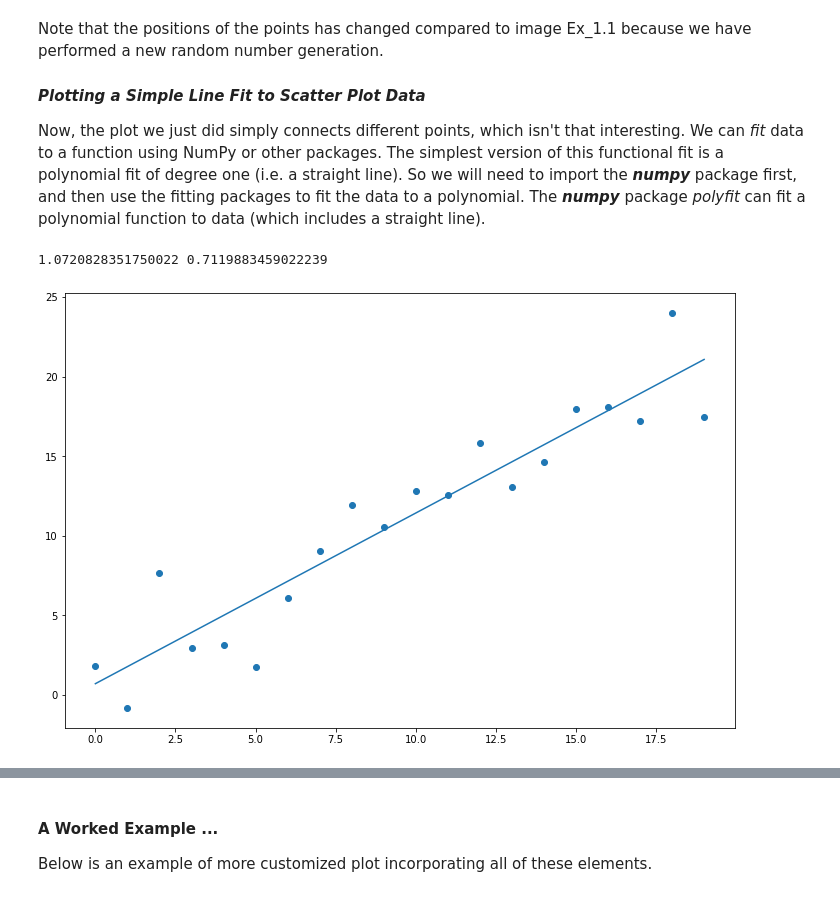
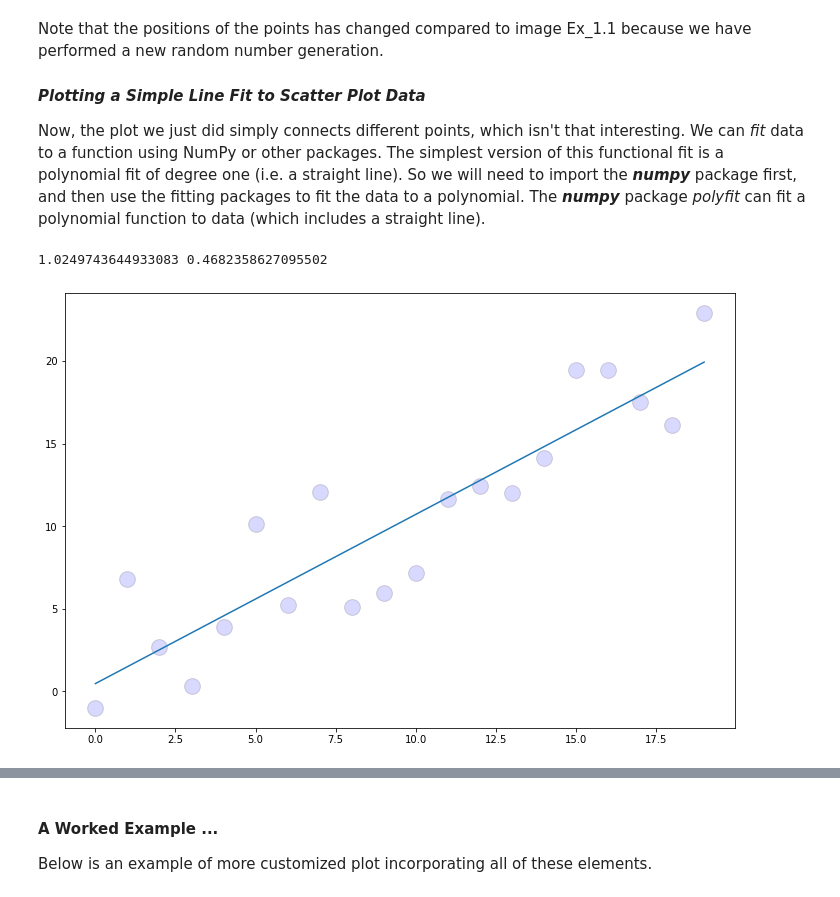
Before and after one commit to thaynecurrie/phys7943_fall2023, a Jupyter notebook: ScientificPythonNotes/Matplotlib/Python_matplotlib_part1.ipynb, the cells around one changed output, grey strips where cells are left out. Saved outputs shown, nothing was run; the diff lists cells and outputs as text; code cells hidden in the pictures.

```diff
--- a/ScientificPythonNotes/Matplotlib/Python_matplotlib_part1.ipynb
+++ b/ScientificPythonNotes/Matplotlib/Python_matplotlib_part1.ipynb
@@ -291,23 +293,23 @@ Now, the plot we just did simply connects different points, which isn't that int
 # %%
 ###(Ex_1.3)
 
 #import matplotlib.pyplot as plt
 import numpy as np
 
 xarray=np.arange(20)
 yarray=np.arange(20)+3*np.random.randn(20)
 
 #https://numpy.org/doc/stable/reference/generated/numpy.polyfit.html
 #a polynomial fit of degree one
 a,b=np.polyfit(xarray,yarray,1)
 
 
-plt.scatter(xarray,yarray)
+plt.scatter(xarray,yarray,s=250,color='b',edgecolor='black',alpha=0.15)
 plt.plot(xarray,xarray*a+b)
 print(a,b) # this shows as 0.939,-0.817 for my example
 
 #plt.show()
 #![](./code/sect1/figures/Ex1_3.png)
 # %% [output]
-1.0720828351750022 0.7119883459022239
+1.0249743644933083 0.4682358627095502
-[figure, old version]
+[figure, new version]
```
Also changed, not shown: parts of 13 cells of this notebook, 30 other files.
